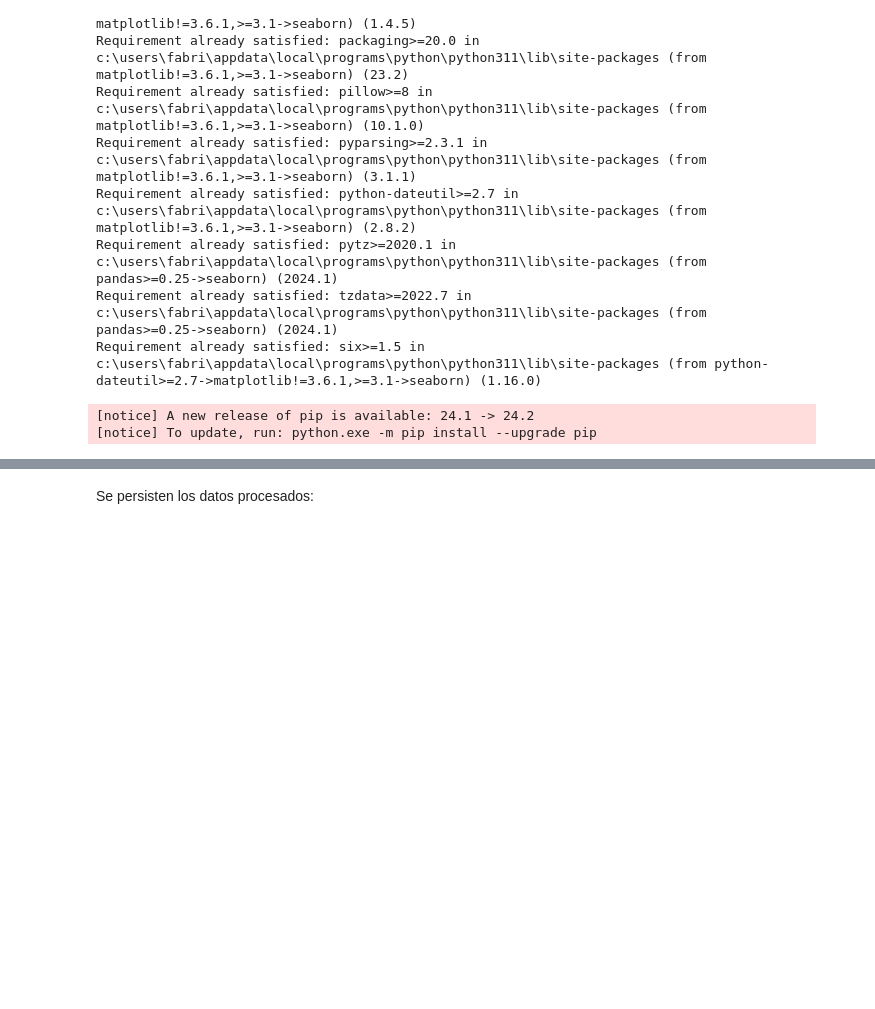
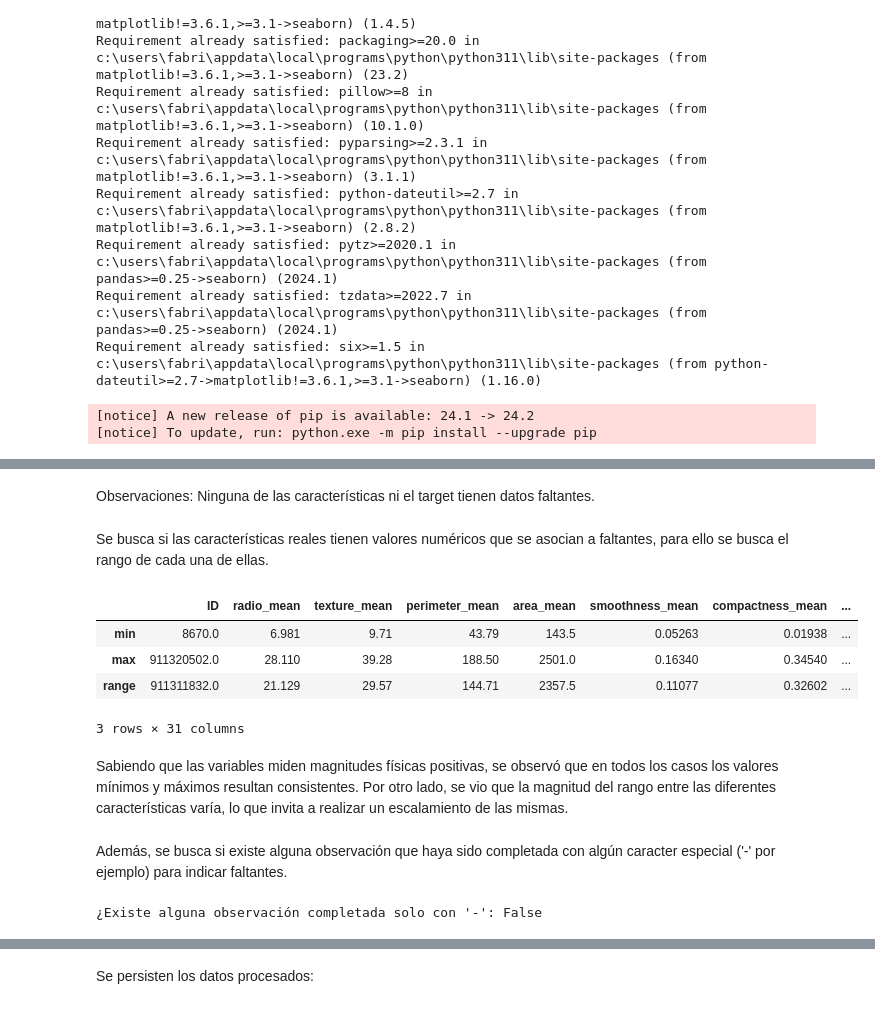
Before and after one commit to gusjrivas/TP_AdD, a Jupyter notebook: Scripts/tratamiento_data_v2.ipynb, the cells around one changed output, grey strips where cells are left out. Saved outputs shown, nothing was run; the diff lists cells and outputs as text; code cells hidden in the pictures; blank space fills up the shorter version.

```diff
--- a/Scripts/tratamiento_data_v2.ipynb
+++ b/Scripts/tratamiento_data_v2.ipynb
@@ -322,0 +178,30 @@ df.head()
+# %% [markdown]
+Observaciones: Ninguna de las características ni el target tienen datos faltantes.
+# %% [markdown]
+Se busca si las características reales tienen valores numéricos que se asocian a faltantes, para ello se busca el rango de cada una de ellas.
+# %%
+#Se busca el rango de cada matriz
+rango = df.describe().loc[['min', 'max']]
+
+# Se agrega el indice 'range' y  se completa la fila creada con la diferencia entre 'max' y 'min'.
+rango.loc['range'] = rango.loc['max'] - rango.loc['min']
+
+# se presenta el rango de cada campo
+rango.head()
+# %% [output]
+|  | ID | radio_mean | texture_mean | perimeter_mean | area_mean | smoothness_mean | compactness_mean | ... |
+| min | 8670.0 | 6.981 | 9.71 | 43.79 | 143.5 | 0.05263 | 0.01938 | ... |
+| max | 911320502.0 | 28.110 | 39.28 | 188.50 | 2501.0 | 0.16340 | 0.34540 | ... |
+| range | 911311832.0 | 21.129 | 29.57 | 144.71 | 2357.5 | 0.11077 | 0.32602 | ... |
+3 rows × 31 columns
+# %% [markdown]
+Sabiendo que las variables miden magnitudes físicas positivas, se observó que en todos los casos los valores mínimos y máximos resultan consistentes. Por otro lado, se vio que la magnitud del rango entre las diferentes características varía, lo que invita a realizar un escalamiento de las mismas.
+# %% [markdown]
+Además, se busca si existe alguna observación que haya sido completada con algún caracter especial ('-' por ejemplo) para indicar faltantes.
+# %%
+# Verificar si existe alguna fila con todos los valores como '-'
+hay_fila_con_solo_guiones = df.apply(lambda row: all(cell == '-' for cell in row), axis=1).any()
+
+print(f"¿Existe alguna observación completada solo con '-': {hay_fila_con_solo_guiones}")
+# %% [output]
+¿Existe alguna observación completada solo con '-': False
```
Also changed, not shown: parts of 57 cells of this notebook, 6 other files.
